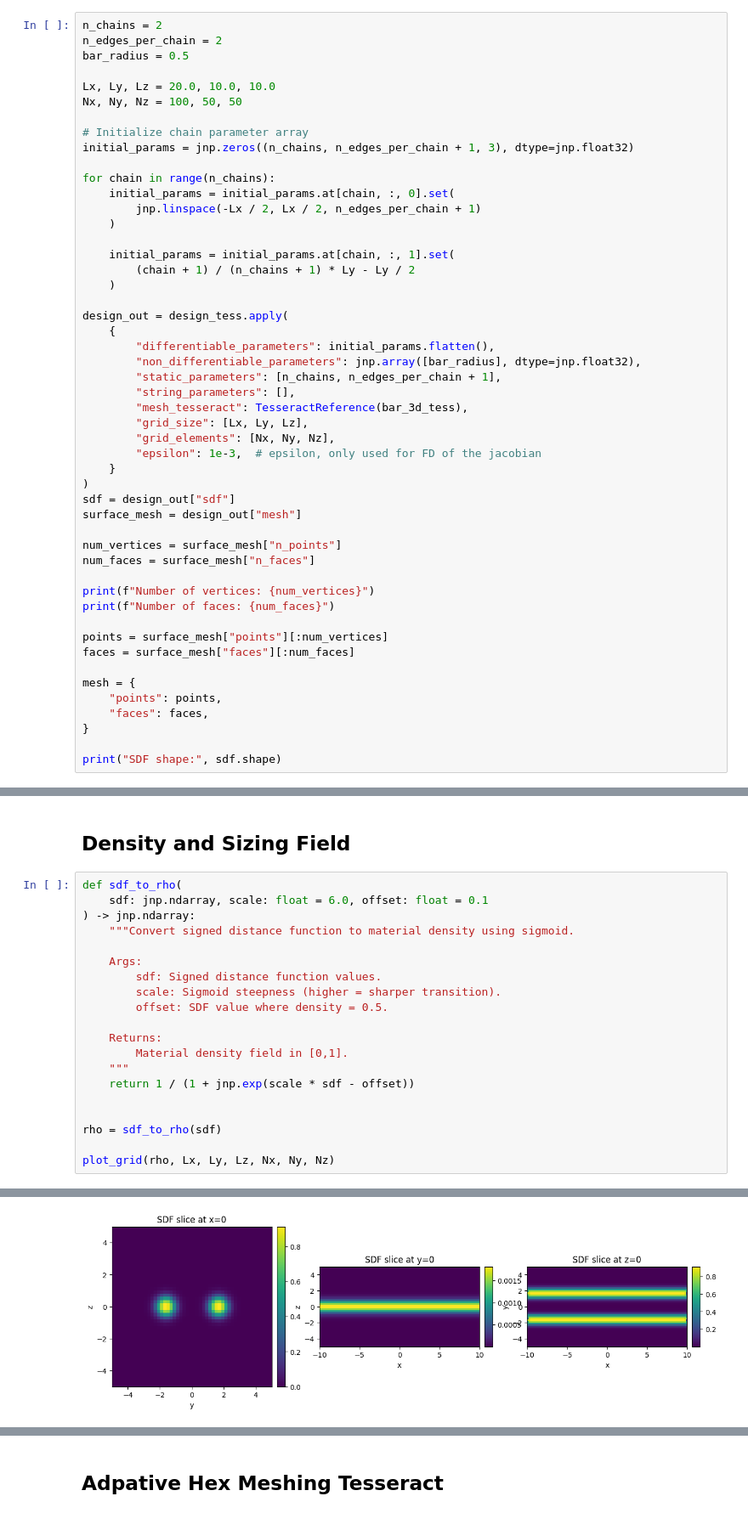
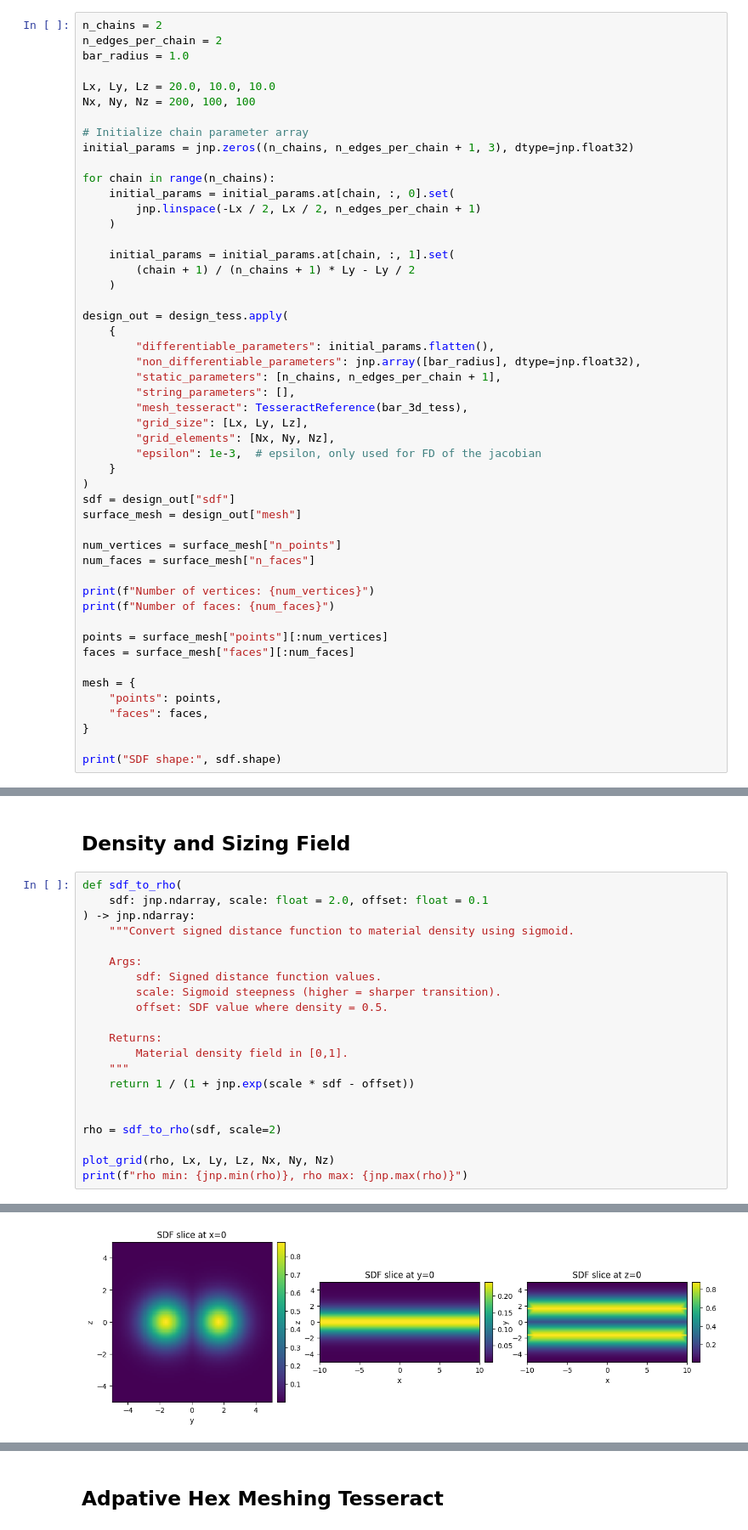
Before and after one commit to pasteurlabs/tesseract-jax, a Jupyter notebook: examples/ansys/demo_2.ipynb, the cells around one changed output, grey strips where cells are left out. Shown at 85% size. Drawn from its saved outputs; the diff is of its cells as text.

```diff
--- a/examples/ansys/demo_2.ipynb
+++ b/examples/ansys/demo_2.ipynb
@@ -48,10 +48,10 @@ Now we can setup the parameters for the design space and apply the design Tesser
 # %%
 n_chains = 2
 n_edges_per_chain = 2
-bar_radius = 0.5
+bar_radius = 1.0
 
 Lx, Ly, Lz = 20.0, 10.0, 10.0
-Nx, Ny, Nz = 100, 50, 50
+Nx, Ny, Nz = 200, 100, 100
 
 # Initialize chain parameter array
 initial_params = jnp.zeros((n_chains, n_edges_per_chain + 1, 3), dtype=jnp.float32)
@@ -310,7 +286,7 @@ plt.legend(["Mean Gradient", "Std Dev of Gradient"])
 ## Density and Sizing Field
 # %%
 def sdf_to_rho(
-    sdf: jnp.ndarray, scale: float = 6.0, offset: float = 0.1
+    sdf: jnp.ndarray, scale: float = 2.0, offset: float = 0.1
 ) -> jnp.ndarray:
     """Convert signed distance function to material density using sigmoid.
 
@@ -325,7 +301,8 @@ def sdf_to_rho(
     return 1 / (1 + jnp.exp(scale * sdf - offset))
 
 
-rho = sdf_to_rho(sdf)
+rho = sdf_to_rho(sdf, scale=2)
 
 plot_grid(rho, Lx, Ly, Lz, Nx, Ny, Nz)
+print(f"rho min: {jnp.min(rho)}, rho max: {jnp.max(rho)}")
 # %% [output]
@@ -332,3 +310,3 @@ plot_grid(rho, Lx, Ly, Lz, Nx, Ny, Nz)
-[figure, old version]
+[figure, new version]
 # %%
 def sizing_field(
```
Also changed, not shown: parts of 21 cells of this notebook, 7 other files.
